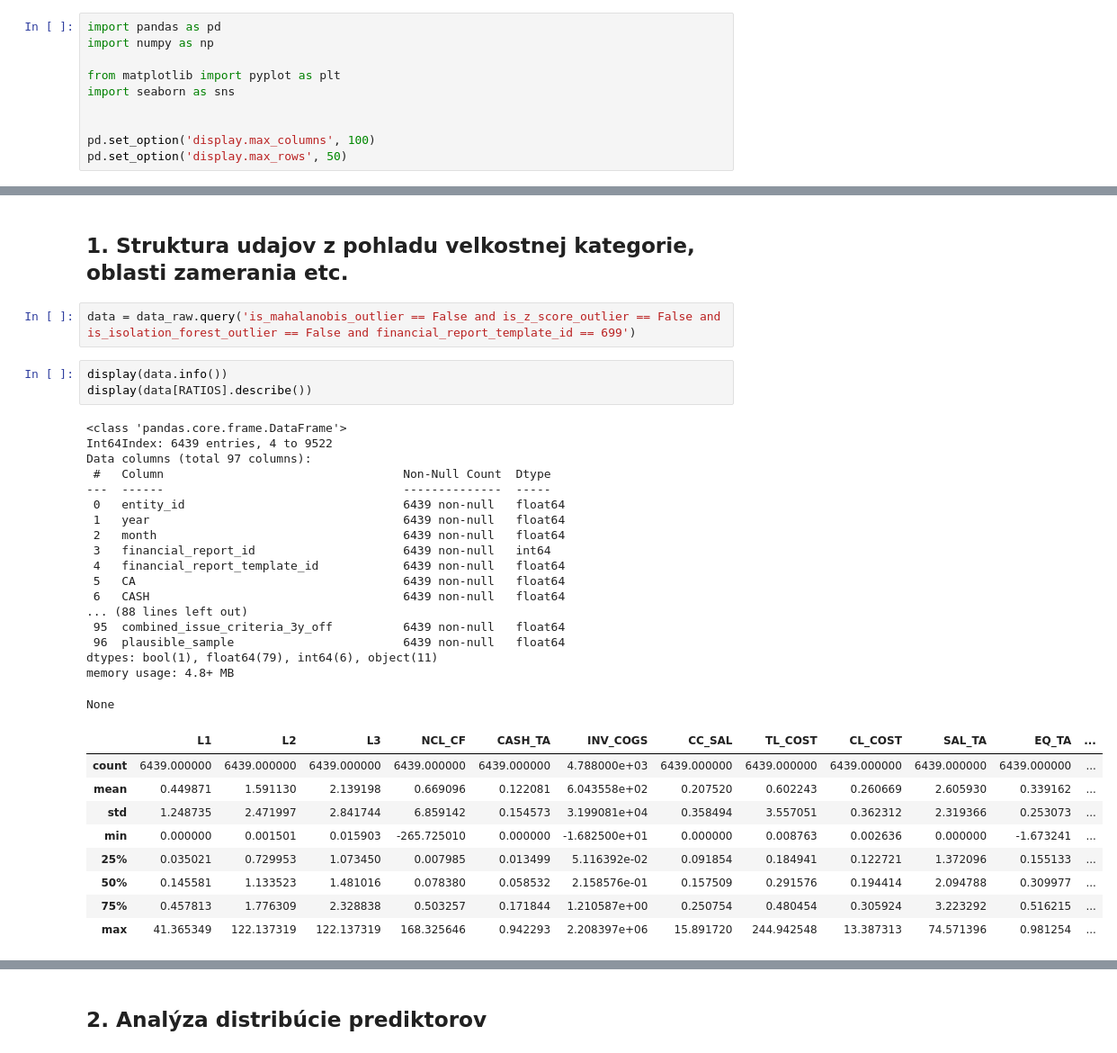
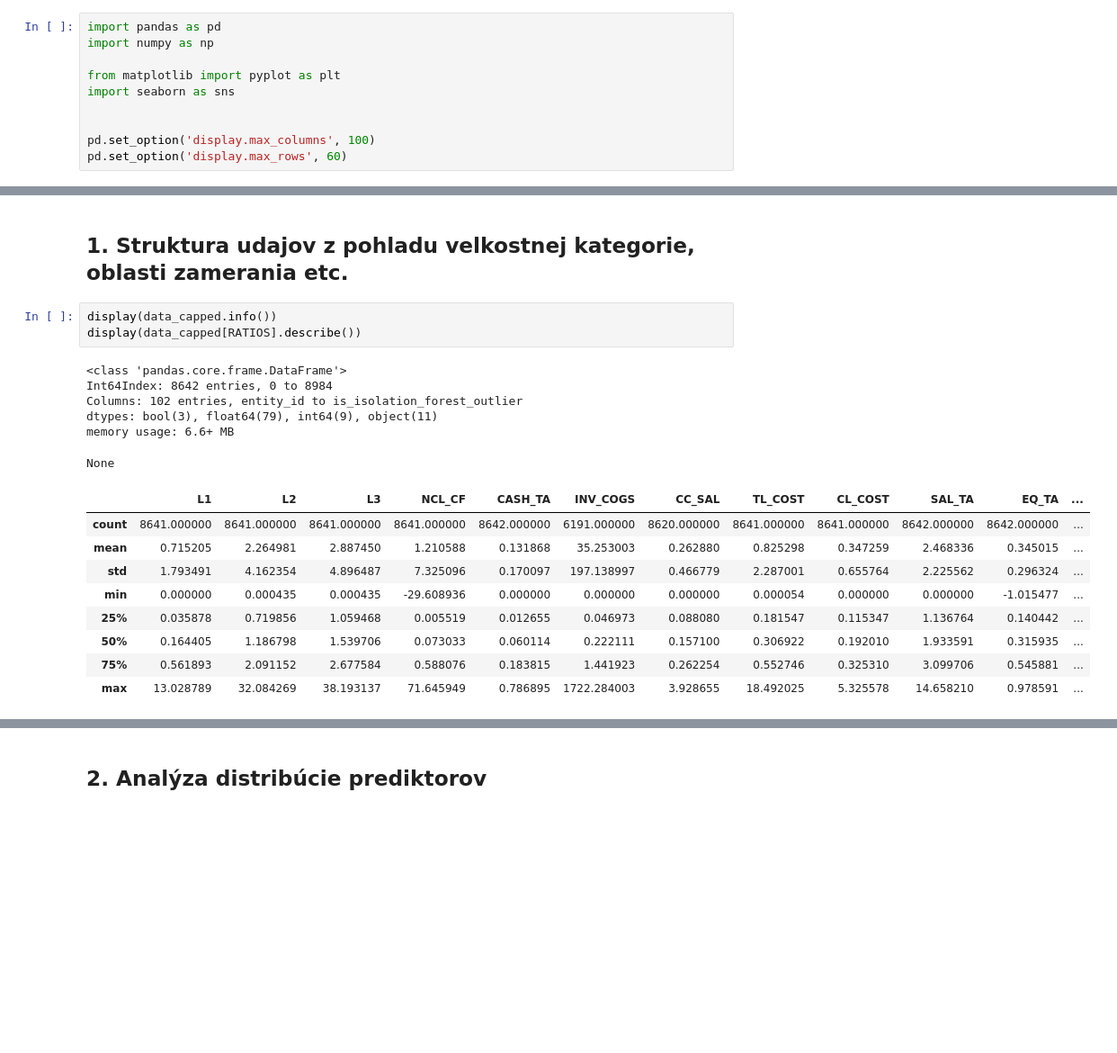
Before and after one commit to rohalmatus/financial-distress-models, a Jupyter notebook: CODE/EXPLORATORY/eda_01.ipynb, the cells around one changed output, grey strips where cells are left out. Shown at 90% size. Cells and saved outputs as stored; diff of their text form; blank space fills up the shorter version.

```diff
--- a/CODE/EXPLORATORY/eda_01.ipynb
+++ b/CODE/EXPLORATORY/eda_01.ipynb
@@ -9,7 +9,7 @@ import seaborn as sns
 
 
 pd.set_option('display.max_columns', 100)
-pd.set_option('display.max_rows', 50)
+pd.set_option('display.max_rows', 60)
 # %%
 KEYS = [
     'entity_id',
@@ -93,36 +262,22 @@ data_raw
 # %% [markdown]
 ## 1. Struktura udajov z pohladu velkostnej kategorie, oblasti zamerania etc.
-# %%
-data = data_raw.query('is_mahalanobis_outlier == False and is_z_score_outlier == False and is_isolation_forest_outlier == False and financial_report_template_id == 699')
 # %%
-display(data.info())
-display(data[RATIOS].describe())
+display(data_capped.info())
+display(data_capped[RATIOS].describe())
 # %% [output]
 <class 'pandas.core.frame.DataFrame'>
-Int64Index: 6439 entries, 4 to 9522
-Data columns (total 97 columns):
- #   Column                                  Non-Null Count  Dtype
----  ------                                  --------------  -----
- 0   entity_id                               6439 non-null   float64
- 1   year                                    6439 non-null   float64
- 2   month                                   6439 non-null   float64
- 3   financial_report_id                     6439 non-null   int64
- 4   financial_report_template_id            6439 non-null   float64
- 5   CA                                      6439 non-null   float64
- 6   CASH                                    6439 non-null   float64
-... (88 lines left out)
- 95  combined_issue_criteria_3y_off          6439 non-null   float64
- 96  plausible_sample                        6439 non-null   float64
-dtypes: bool(1), float64(79), int64(6), object(11)
-memory usage: 4.8+ MB
+Int64Index: 8642 entries, 0 to 8984
+Columns: 102 entries, entity_id to is_isolation_forest_outlier
+dtypes: bool(3), float64(79), int64(9), object(11)
+memory usage: 6.6+ MB
 None
 |  | L1 | L2 | L3 | NCL_CF | CASH_TA | INV_COGS | CC_SAL | TL_COST | CL_COST | SAL_TA | EQ_TA | ... |
-| count | 6439.000000 | 6439.000000 | 6439.000000 | 6439.000000 | 6439.000000 | 4.788000e+03 | 6439.000000 | 6439.000000 | 6439.000000 | 6439.000000 | 6439.000000 | ... |
-| mean | 0.449871 | 1.591130 | 2.139198 | 0.669096 | 0.122081 | 6.043558e+02 | 0.207520 | 0.602243 | 0.260669 | 2.605930 | 0.339162 | ... |
-| std | 1.248735 | 2.471997 | 2.841744 | 6.859142 | 0.154573 | 3.199081e+04 | 0.358494 | 3.557051 | 0.362312 | 2.319366 | 0.253073 | ... |
-| min | 0.000000 | 0.001501 | 0.015903 | -265.725010 | 0.000000 | -1.682500e+01 | 0.000000 | 0.008763 | 0.002636 | 0.000000 | -1.673241 | ... |
-| 25% | 0.035021 | 0.729953 | 1.073450 | 0.007985 | 0.013499 | 5.116392e-02 | 0.091854 | 0.184941 | 0.122721 | 1.372096 | 0.155133 | ... |
-| 50% | 0.145581 | 1.133523 | 1.481016 | 0.078380 | 0.058532 | 2.158576e-01 | 0.157509 | 0.291576 | 0.194414 | 2.094788 | 0.309977 | ... |
-| 75% | 0.457813 | 1.776309 | 2.328838 | 0.503257 | 0.171844 | 1.210587e+00 | 0.250754 | 0.480454 | 0.305924 | 3.223292 | 0.516215 | ... |
-| max | 41.365349 | 122.137319 | 122.137319 | 168.325646 | 0.942293 | 2.208397e+06 | 15.891720 | 244.942548 | 13.387313 | 74.571396 | 0.981254 | ... |
+| count | 8641.000000 | 8641.000000 | 8641.000000 | 8641.000000 | 8642.000000 | 6191.000000 | 8620.000000 | 8641.000000 | 8641.000000 | 8642.000000 | 8642.000000 | ... |
+| mean | 0.715205 | 2.264981 | 2.887450 | 1.210588 | 0.131868 | 35.253003 | 0.262880 | 0.825298 | 0.347259 | 2.468336 | 0.345015 | ... |
+| std | 1.793491 | 4.162354 | 4.896487 | 7.325096 | 0.170097 | 197.138997 | 0.466779 | 2.287001 | 0.655764 | 2.225562 | 0.296324 | ... |
+| min | 0.000000 | 0.000435 | 0.000435 | -29.608936 | 0.000000 | 0.000000 | 0.000000 | 0.000054 | 0.000000 | 0.000000 | -1.015477 | ... |
+| 25% | 0.035878 | 0.719856 | 1.059468 | 0.005519 | 0.012655 | 0.046973 | 0.088080 | 0.181547 | 0.115347 | 1.136764 | 0.140442 | ... |
+| 50% | 0.164405 | 1.186798 | 1.539706 | 0.073033 | 0.060114 | 0.222111 | 0.157100 | 0.306922 | 0.192010 | 1.933591 | 0.315935 | ... |
+| 75% | 0.561893 | 2.091152 | 2.677584 | 0.588076 | 0.183815 | 1.441923 | 0.262254 | 0.552746 | 0.325310 | 3.099706 | 0.545881 | ... |
+| max | 13.028789 | 32.084269 | 38.193137 | 71.645949 | 0.786895 | 1722.284003 | 3.928655 | 18.492025 | 5.325578 | 14.658210 | 0.978591 | ... |
 # %%
```
Also changed, not shown: parts of 22 cells of this notebook, 3 other files.
